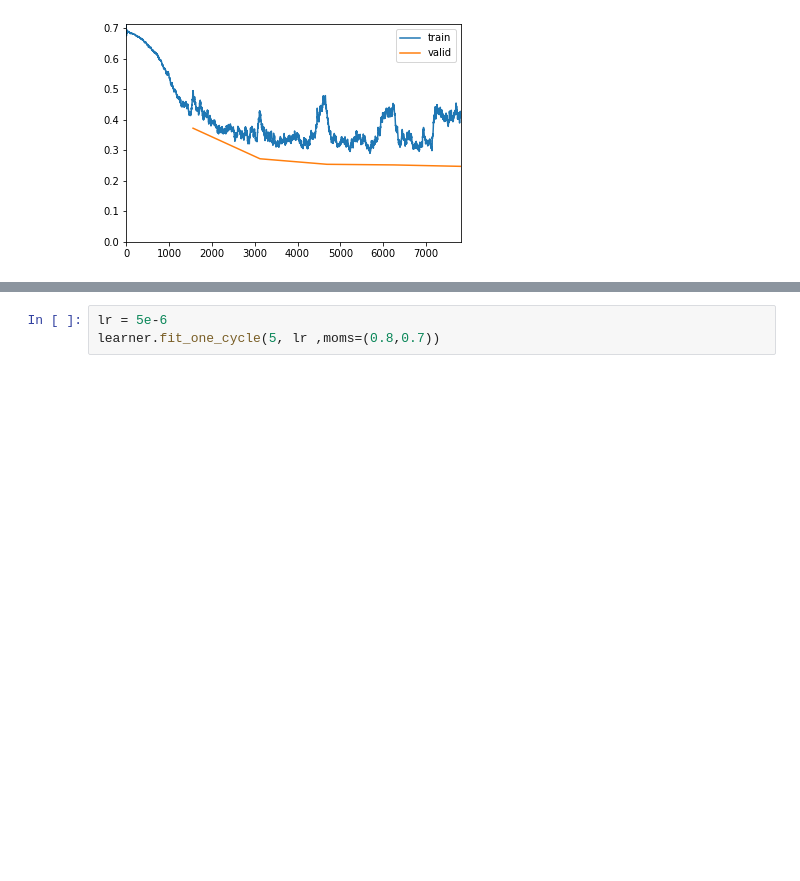
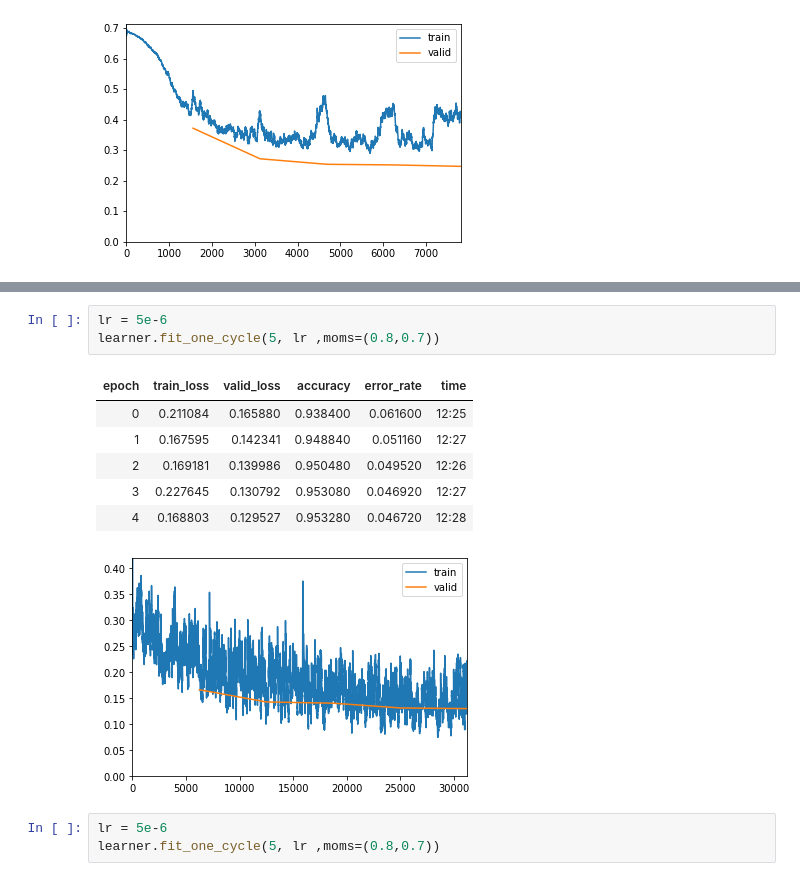
Before and after one commit to Sylar257/Transformers-in-NLP, a Jupyter notebook: Transformer training with Language model tuning.ipynb, the cells around one changed output, grey strips where cells are left out. Drawn from its saved outputs; the diff is of its cells as text; blank space fills up the shorter version.

```diff
--- a/Transformer training with Language model tuning.ipynb
+++ b/Transformer training with Language model tuning.ipynb
@@ -1055,3 +1096,14 @@ LR Finder is complete, type {learner_name}.recorder.plot() to see the graph.
+# %%
+lr = 5e-6
+learner.fit_one_cycle(5, lr ,moms=(0.8,0.7))
+# %% [output]
+| epoch | train_loss | valid_loss | accuracy | error_rate | time |
+| 0 | 0.211084 | 0.165880 | 0.938400 | 0.061600 | 12:25 |
+| 1 | 0.167595 | 0.142341 | 0.948840 | 0.051160 | 12:27 |
+| 2 | 0.169181 | 0.139986 | 0.950480 | 0.049520 | 12:26 |
+| 3 | 0.227645 | 0.130792 | 0.953080 | 0.046920 | 12:27 |
+| 4 | 0.168803 | 0.129527 | 0.953280 | 0.046720 | 12:28 |
+[figure, added]
 # %%
 lr = 5e-6
 learner.fit_one_cycle(5, lr ,moms=(0.8,0.7))
```
Also changed, not shown: parts of 16 cells of this notebook.
